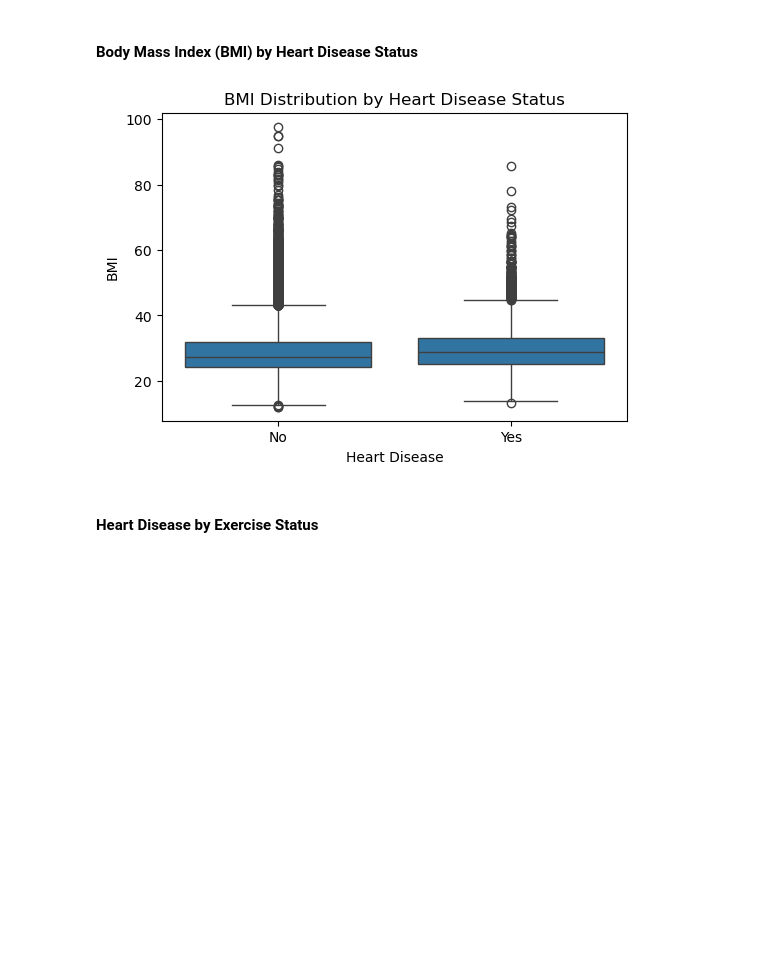
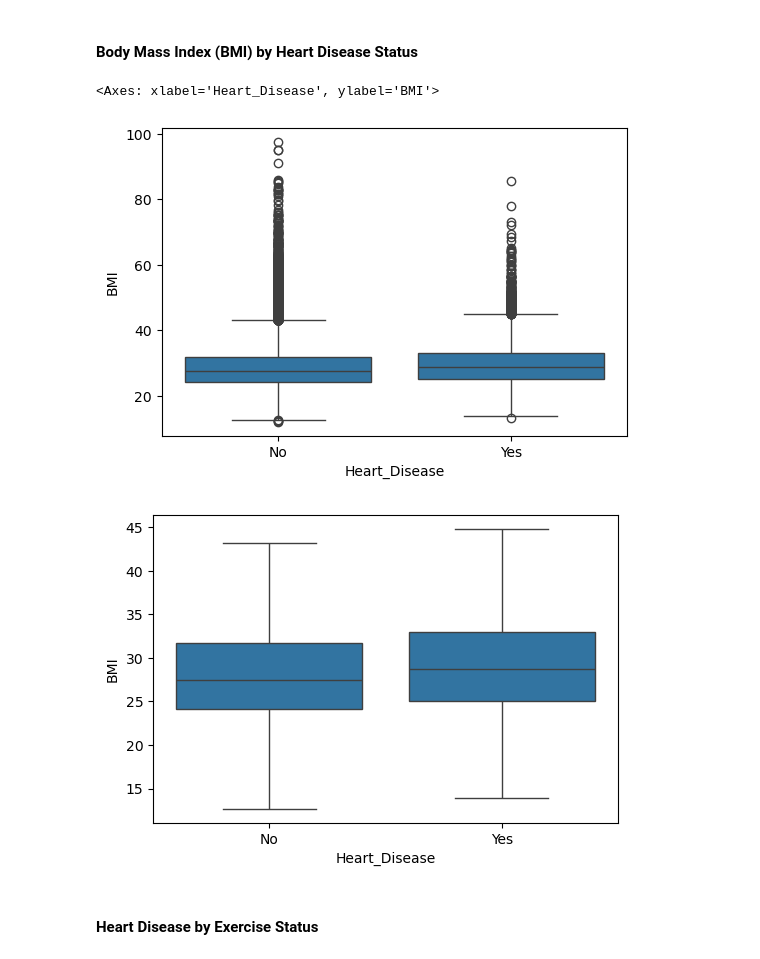
Before and after one commit to Jared-Tenebris/mldp-jared, a Jupyter notebook: cardiovascular_health.ipynb, the cells around one changed output. Drawn from its saved outputs; the diff is of its cells as text; code cells hidden in the pictures; blank space fills up the shorter version.

```diff
--- a/cardiovascular_health.ipynb
+++ b/cardiovascular_health.ipynb
@@ -314,21 +293,26 @@ plt.show()
 #### Body Mass Index (BMI) by Heart Disease Status
 # %%
 plt.figure(figsize=(6,4))
-## Boxplot of Bmi by Heart Disease
+## Boxplots of Bmi by Heart Disease
 sns.boxplot(
     x='Heart_Disease',
     y='BMI',
     data=df,
-    showfliers=True, ## Toggle to show outliers or not
+    showfliers=True, ## Boxplot to display outliers
 
 )
+plt.figure(figsize=(6,4))
+sns.boxplot(
+    x='Heart_Disease',
+    y='BMI',
+    data=df,
+    showfliers=False, ## Boxplot to hide  outliers
 
-plt.title('BMI Distribution by Heart Disease Status')
-plt.xlabel('Heart Disease')
-plt.ylabel('BMI')
-plt.show()
+)
 # %% [output]
+<Axes: xlabel='Heart_Disease', ylabel='BMI'>
-[figure, old version]
+[figure, new version]
+[figure, added]
 # %% [markdown]
 #### Heart Disease by Exercise Status
 # %%
```
Also changed, not shown: parts of 8 cells of this notebook.
